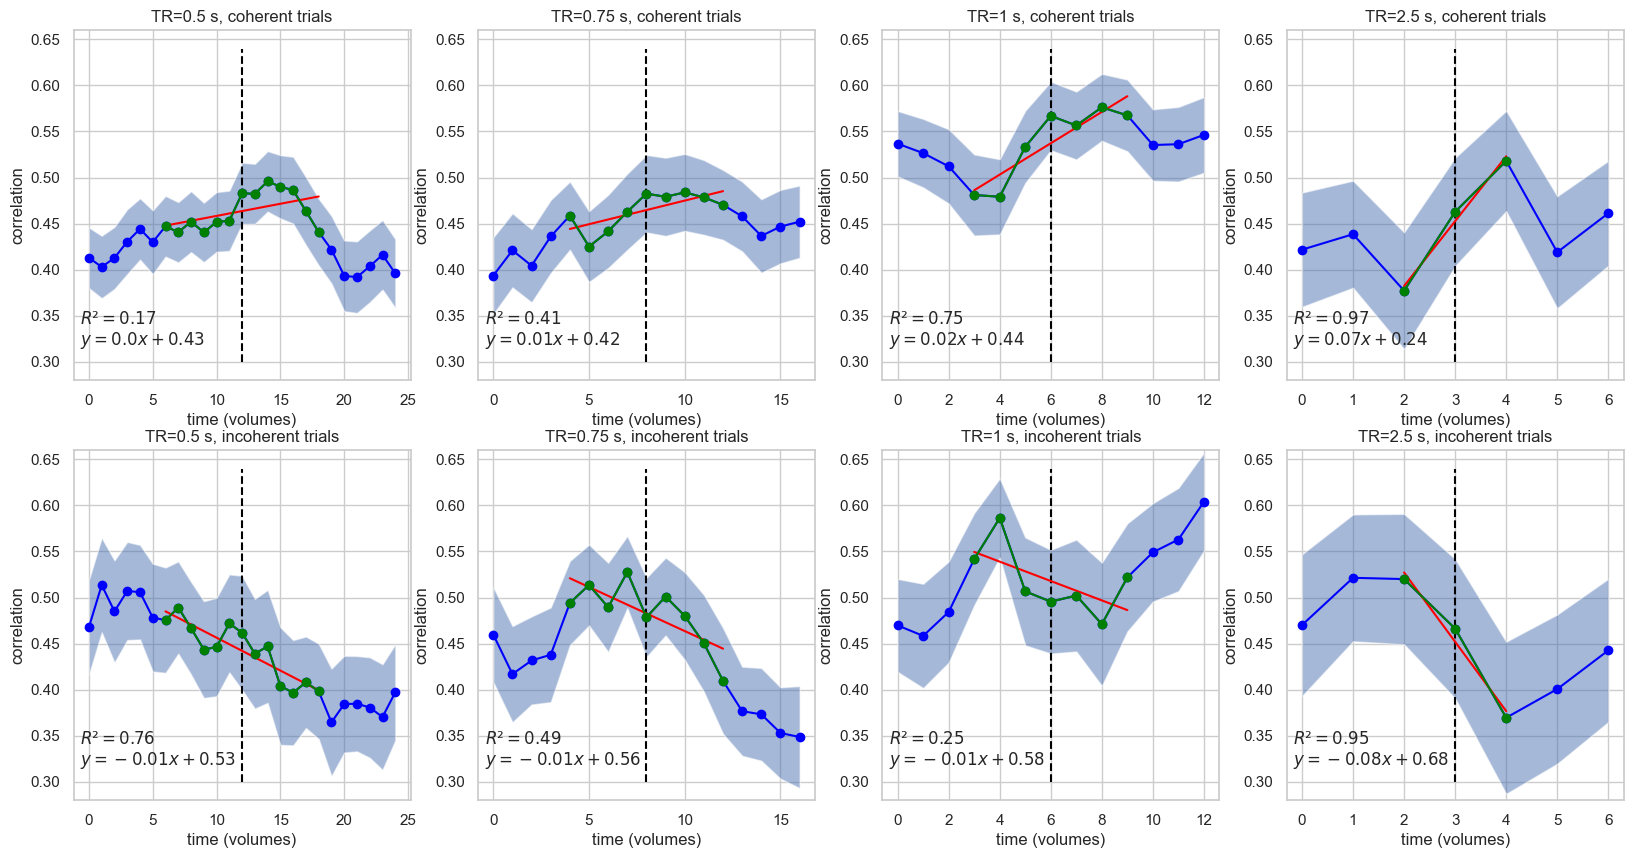
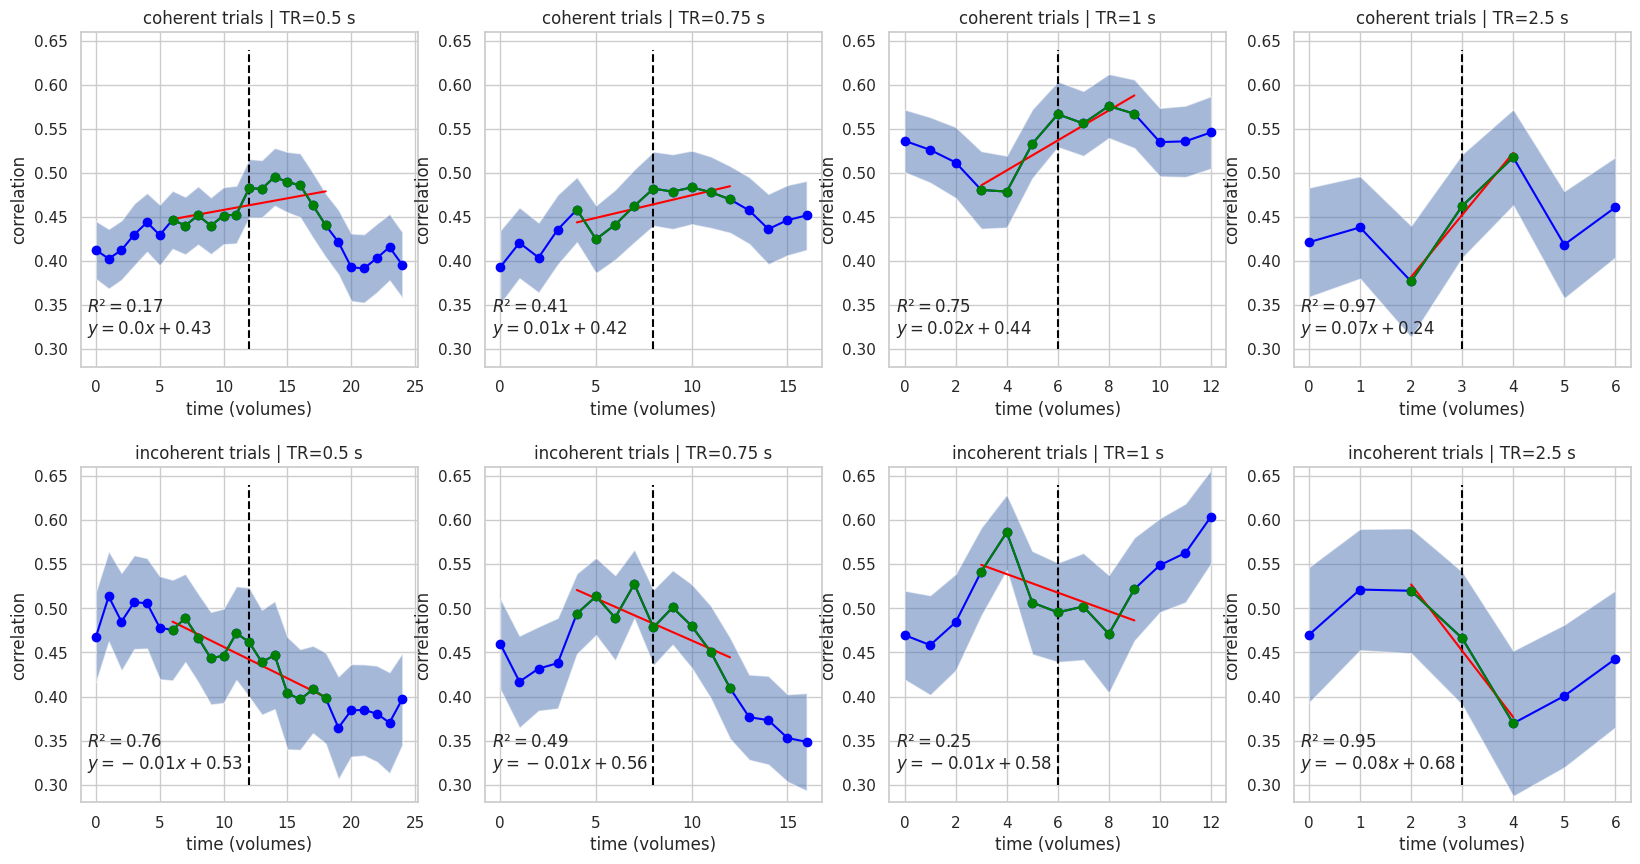
Code edit (unified diff) that turned the first committed figure into the second:
--- before
+++ after
@@ -5,4 +5,5 @@
 # initialize figure with 4x2 subplot
 fig, ax = plt.subplots(2,4,figsize=(20,10))
+plt.subplots_adjust(hspace=0.3)
 
 for tr_idx,tr in enumerate(tr_list):
@@ -27,5 +28,5 @@
         plt.ylabel('correlation')
         plt.xlabel('time (volumes)')
-        plt.title(f"TR={tr} s, {trial} trials")
+        plt.title(f"{trial} trials | TR={tr} s")
 
         # add linear regression line   

Commit: updates to figures